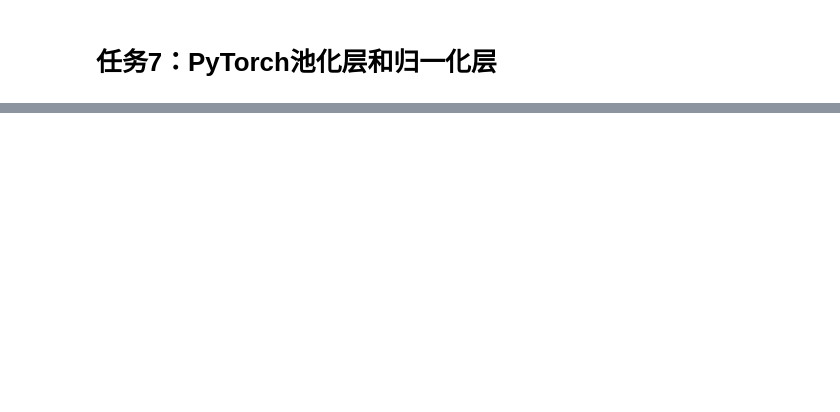
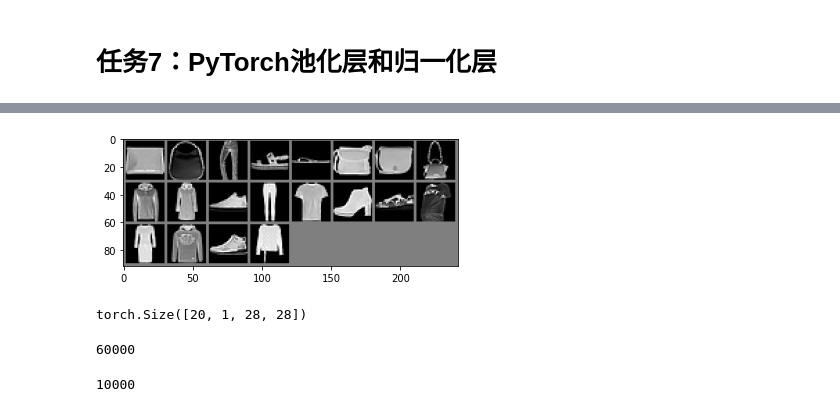
Before and after one commit to leigangblog/Coggle_30_Days_of_ML, a Jupyter notebook: Pytorch与视觉竞赛入门.ipynb, the cells around one changed output, grey strips where cells are left out. Cells and saved outputs as stored; diff of their text form; code cells hidden in the pictures; blank space fills up the shorter version.

Commit message:
add pytorch part

```diff
--- a/Pytorch与视觉竞赛入门.ipynb
+++ b/Pytorch与视觉竞赛入门.ipynb
@@ -381,0 +711,13 @@ GroupNorm将channel分组，然后再做归一化, 在batchsize<16的时候, 可
+# %%
+transform = transforms.Compose([transforms.ToTensor(),
+                                transforms.Normalize((0.5,), (0.5,))])
+# %%
+# Download and load the training data
+trainset = torchvision.datasets.FashionMNIST('~/.pytorch/F_MNIST_data/', download=True, train=True, transform=transform)
+
+# Download and load the test data
+testset = torchvision.datasets.FashionMNIST('~/.pytorch/F_MNIST_data/', download=True, train=False, transform=transform)
+# %%
+trainloader = torch.utils.data.DataLoader(trainset, batch_size=20, shuffle=True)
+
+testloader = torch.utils.data.DataLoader(testset, batch_size=20, shuffle=True)
@@ -381,0 +729,34 @@ GroupNorm将channel分组，然后再做归一化, 在batchsize<16的时候, 可
+# %%
+## We can use helper function to see some images of MNIST fashion
+
+def matplotlib_imshow (img, one_channel=False):
+    if one_channel:
+        img=img.mean(dim=0)
+    img=img/2+0.5 # unnormalize
+    npimg=img.numpy()
+    if one_channel:
+        plt.imshow(npimg, cmap="Greys")
+    else:
+        plt.imshow(np.transpose(npimg, (1,2,0)))
+# %%
+## Now lets try to get some random images
+
+d=iter(trainloader)
+images, labels=d.next()
+matplotlib_imshow(torchvision.utils.make_grid(images))
+# %% [output]
+[figure, added]
+# %%
+
+mnist=next(iter(trainloader))
+mnist[0].size()
+# %% [output]
+torch.Size([20, 1, 28, 28])
+# %%
+len(trainset)
+# %% [output]
+60000
+# %%
+len(testset)
+# %% [output]
+10000
```
Also changed, not shown: parts of 57 cells of this notebook, 3 other files.
